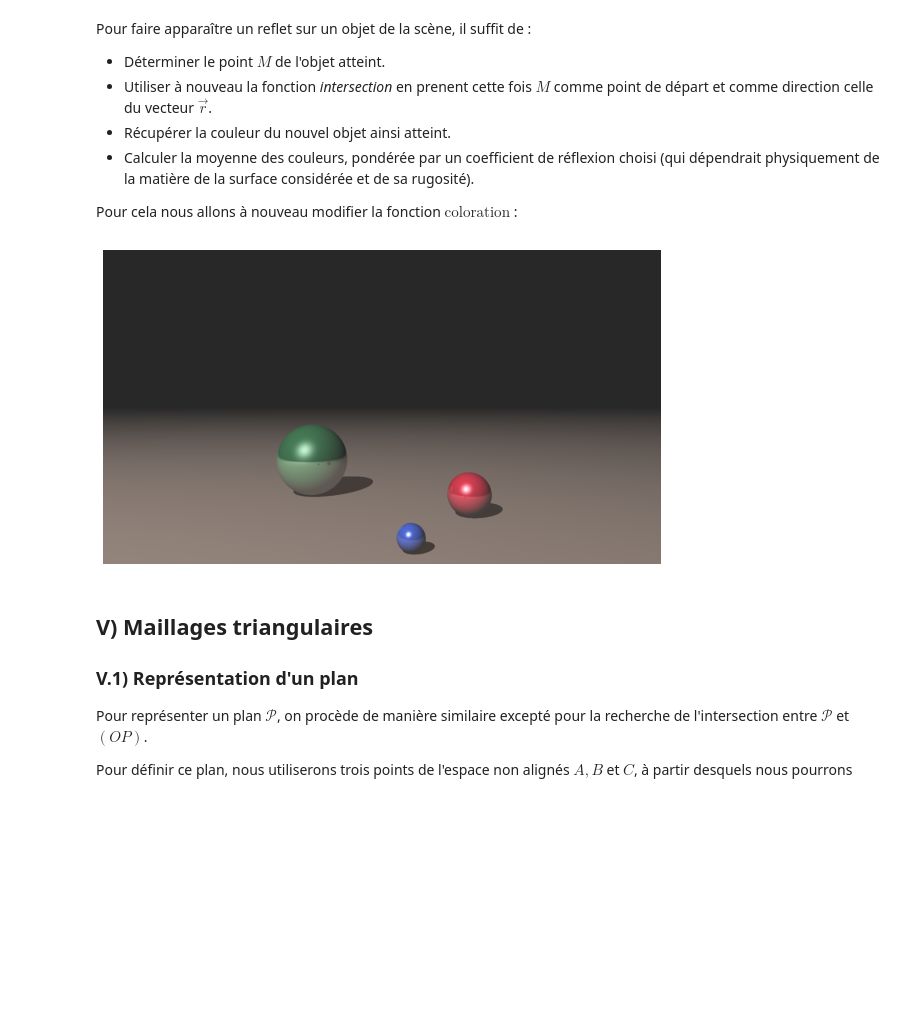
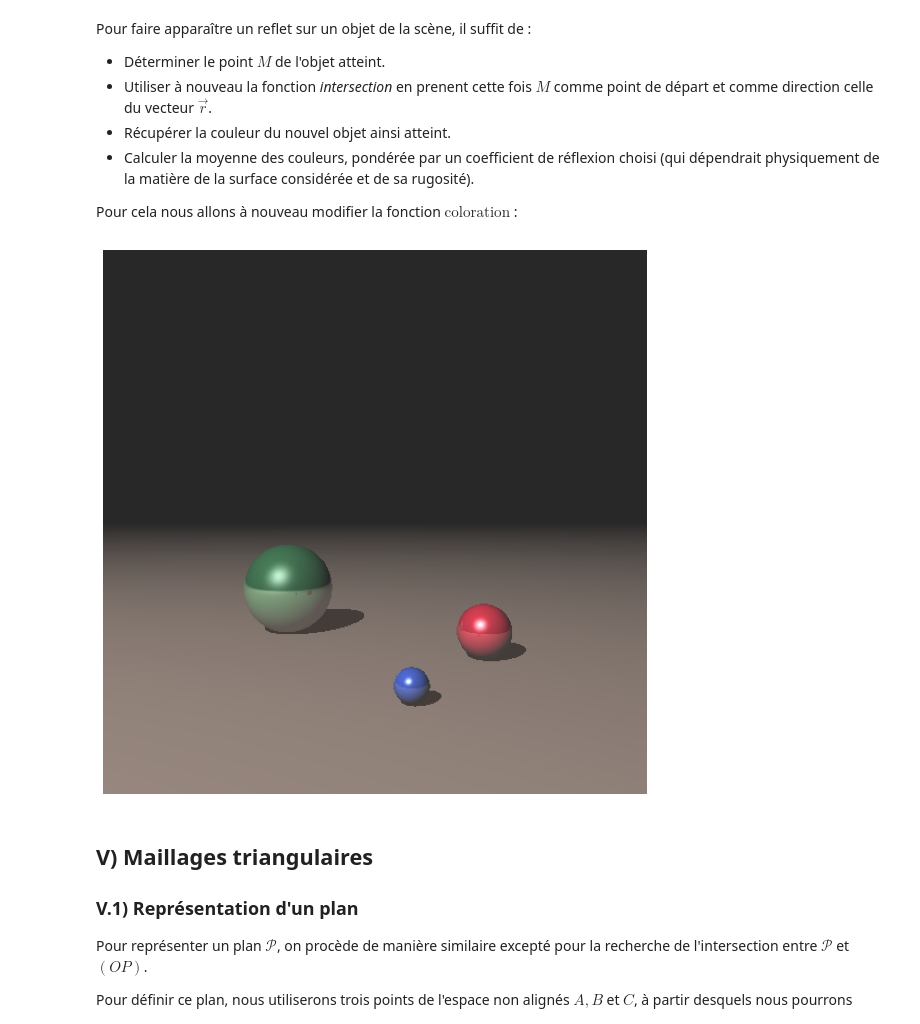
Before and after one commit to fjcasanova/Raytracing, a Jupyter notebook: Raytracing.ipynb, the cells around one changed output. Saved outputs shown, nothing was run; the diff lists cells and outputs as text; code cells hidden in the pictures; blank space fills up the shorter version.

```diff
--- a/Raytracing.ipynb
+++ b/Raytracing.ipynb
@@ -362,11 +362,6 @@ $$\vec{r}=\vec{u}-2(\vec{u}\cdot\vec{n})\vec{n}$$ </div>
 
 Après avoir rajouté les variable alpha et couleur lumiere, définissons alors la fonction **speculaire** qui calcule, à l'aide de la formule précédente, la composante spéculaire.
 # %%
-# caracteristiques de l image
-longueur = 1920
-hauteur = 1080
-D = 500
-
 image = zeros((hauteur, longueur, 3), dtype = uint8)
 
 # caracteristiques de la sphere representee
@@ -497,7 +492,7 @@ sol = sphere(vecteur(0, 10**8 + 5 , 0 ), 10**8, vecteur(154, 132, 120), 10**8, 0
 sphere_1 = sphere(vecteur(1, 4.5, 15 ), 0.5, vecteur(52, 84, 216), 20, .2)    # boule bleue
 sphere_2 = sphere(vecteur(4, 4, 20 ), 1, vecteur(237, 33, 58), 15,  .25)    # boule rouge
 sphere_3 = sphere(vecteur(-4, 3, 25 ), 2, vecteur(60, 165, 92),10, 0.5)     # boule verte
-D=2000
+
 scene = [sol, sphere_1, sphere_2, sphere_3]
 
 # source
@@ -515,35 +510,35 @@ def coloration(depart, u, objets) :
         objets.remove(objet) # on retire l'objet atteint
         M = d * u
         n = unitaire(M - objet.centre)
         ML = L - M
         l = unitaire(ML)
         # on verifie s'il y a un objet cachant la source lumineuse
         if min([intersection(M, l, obj.centre, obj.rayon) for obj in objets]) < norme(ML) :
             couleur = (couleur + objet.couleur)*.35 # dans ce cas on colorie le pixel avec 35% de la couleur
         else :
             spec = speculaire(u, n, l, objet.alpha)
             couleur += objet.couleur* max(scalaire(n, l),0) + spec
             r = u - 2*scalaire(u,n)*n #on determine le rayon reflechi en M
             reflet = coloration(M, r, objets)
             # on suit le rayon reflechi jusqu'a l'objet suivant et on recupere
             # sa couleur ponderee par le coefficient de reflexion du premier objet atteint
             couleur = (1 - objet.reflexion)* couleur + objet.reflexion* reflet
             # on obtient le reflet en calculant la moyenne ponderee entre la couleur de l'objet et celle obtenue par reflexion
     return couleur
 
 for x in range(longueur):
     for y in range(hauteur) :
         list_obj = scene.copy() # on realise une copie de la liste contenant les objets de la scene
         u = unitaire(direction(x, y))
         couleur = coloration(Origine, u, list_obj)
         image[y,x] = couleur.rgb()
 
 #plt.rcParams["figure.figsize"] = (10,10)
 plt.axis('off')
 plt.imshow(image)
-plt.imsave('Boules_1920.png', image)
+plt.imsave('Boules.png', image)
 # %% [output]
-[figure, old version]
+[figure, new version]
 # %% [markdown]
 ## V) Maillages triangulaires
 ### V.1) Représentation d'un plan
```
Also changed, not shown: parts of 9 cells of this notebook.
